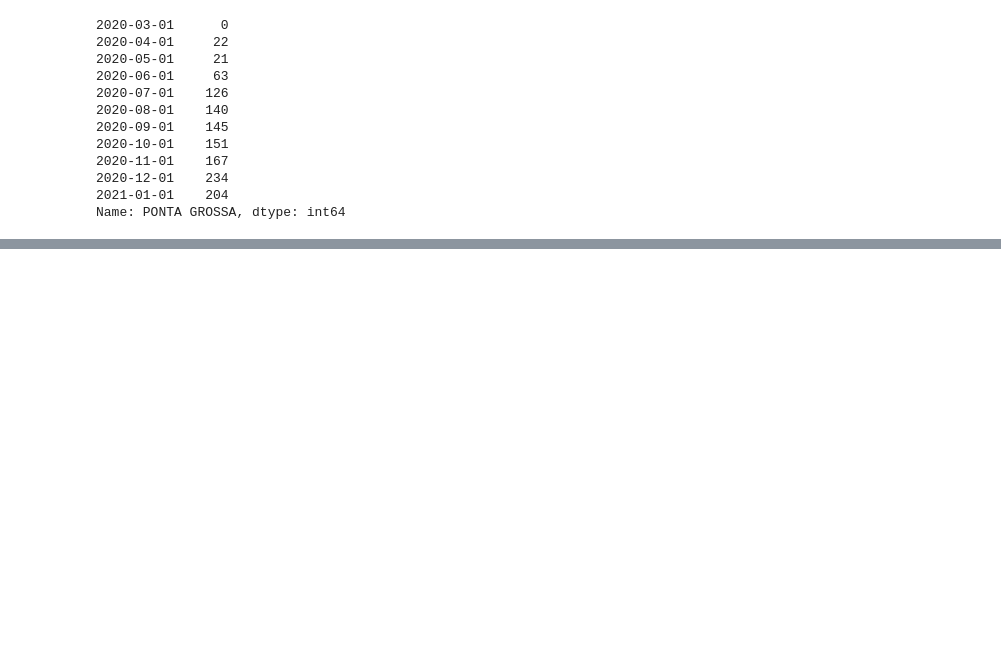
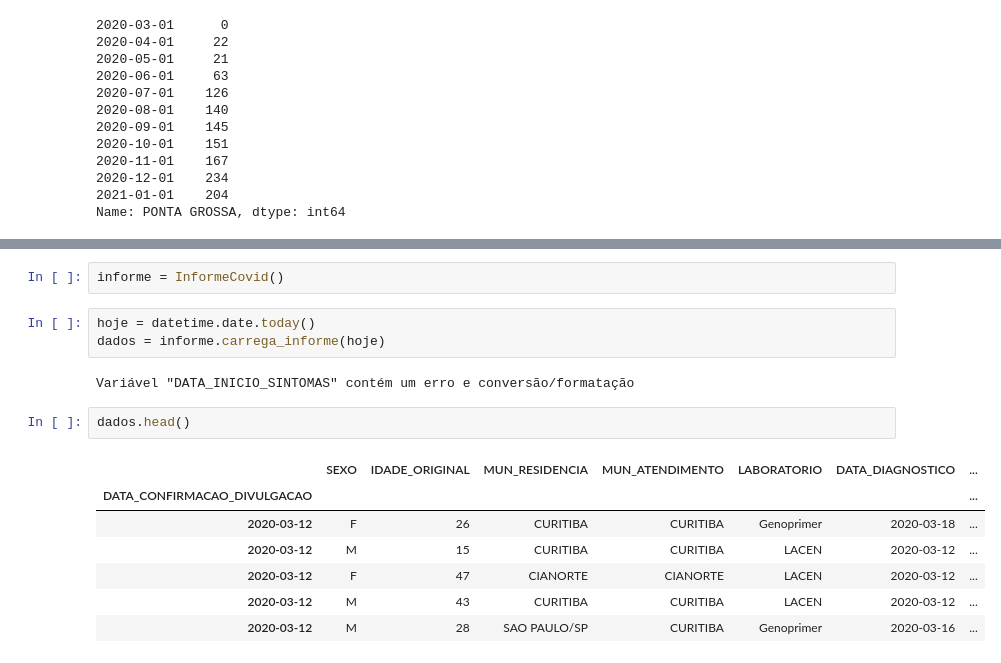
Before and after one commit to ConradBitt/covid_parana, a Jupyter notebook: notebook/Analise_COVID19_PR.ipynb, the cells around one changed output, grey strips where cells are left out. Drawn from its saved outputs; the diff is of its cells as text; blank space fills up the shorter version.

```diff
--- a/notebook/Analise_COVID19_PR.ipynb
+++ b/notebook/Analise_COVID19_PR.ipynb
@@ -347,0 +513,17 @@ Name: PONTA GROSSA, dtype: int64
+# %%
+informe = InformeCovid()
+# %%
+hoje = datetime.date.today()
+dados = informe.carrega_informe(hoje)
+# %% [output]
+Variável "DATA_INICIO_SINTOMAS" contém um erro e conversão/formatação
+# %%
+dados.head()
+# %% [output]
+|  | SEXO | IDADE_ORIGINAL | MUN_RESIDENCIA | MUN_ATENDIMENTO | LABORATORIO | DATA_DIAGNOSTICO | ... |
+| DATA_CONFIRMACAO_DIVULGACAO |  |  |  |  |  |  | ... |
+| 2020-03-12 | F | 26 | CURITIBA | CURITIBA | Genoprimer | 2020-03-18 | ... |
+| 2020-03-12 | M | 15 | CURITIBA | CURITIBA | LACEN | 2020-03-12 | ... |
+| 2020-03-12 | F | 47 | CIANORTE | CIANORTE | LACEN | 2020-03-12 | ... |
+| 2020-03-12 | M | 43 | CURITIBA | CURITIBA | LACEN | 2020-03-12 | ... |
+| 2020-03-12 | M | 28 | SAO PAULO/SP | CURITIBA | Genoprimer | 2020-03-16 | ... |
```
Also changed, not shown: parts of 3 cells of this notebook, 2 other files.
